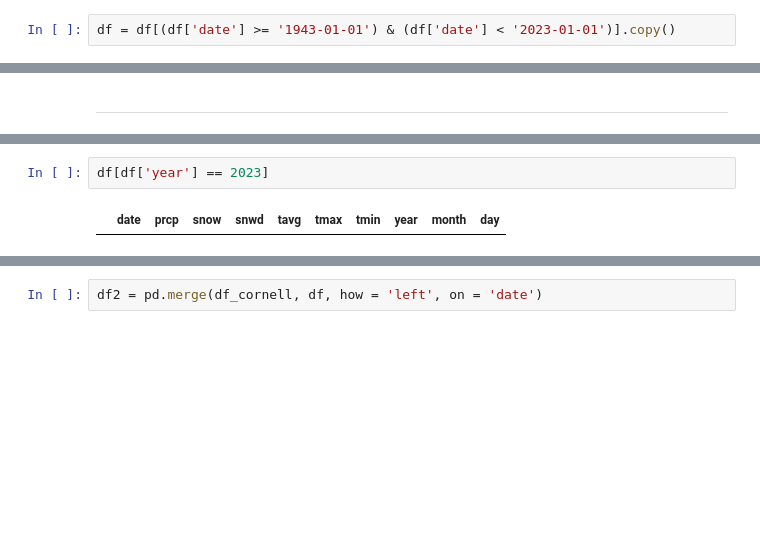
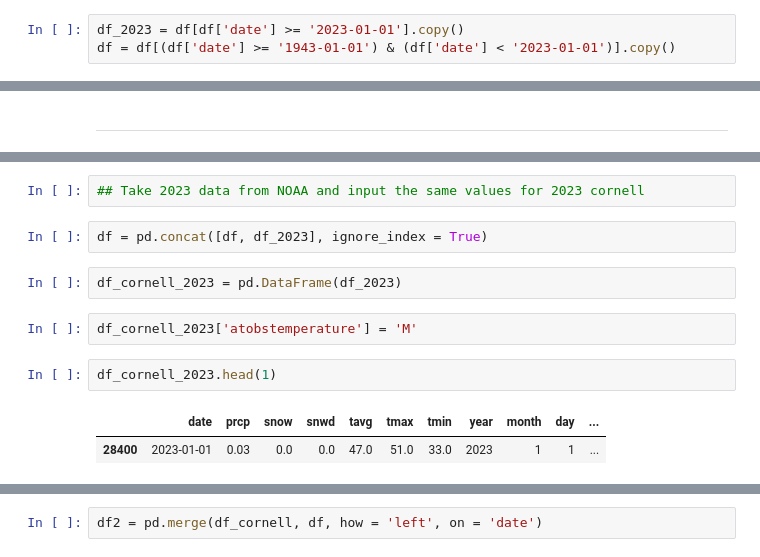
Before and after one commit to mrp10005/Bradley_CT_Weather, a Jupyter notebook: Bradley_Data_Cleansing_1_1_1943_12_31_2023.ipynb, the cells around one changed output, grey strips where cells are left out. Drawn from its saved outputs; the diff is of its cells as text; blank space fills up the shorter version.

```diff
--- a/Bradley_Data_Cleansing_1_1_1943_12_31_2023.ipynb
+++ b/Bradley_Data_Cleansing_1_1_1943_12_31_2023.ipynb
@@ -311,4 +342,5 @@ print(df_cornell.date.max())
 # %%
+df_2023 = df[df['date'] >= '2023-01-01'].copy()
 df = df[(df['date'] >= '1943-01-01') & (df['date'] < '2023-01-01')].copy()
 # %%
 df_cornell = df_cornell[(df_cornell['date'] >= '1943-01-01') & (df_cornell['date'] < '2023-01-01')].copy()
@@ -410,4 +438,13 @@ df_cornell[df_cornell['year'] == 2023]
-# %%
-df[df['year'] == 2023]
-# %% [output]
-|  | date | prcp | snow | snwd | tavg | tmax | tmin | year | month | day |
+# %%
+## Take 2023 data from NOAA and input the same values for 2023 cornell
+# %%
+df = pd.concat([df, df_2023], ignore_index = True)
+# %%
+df_cornell_2023 = pd.DataFrame(df_2023)
+# %%
+df_cornell_2023['atobstemperature'] = 'M'
+# %%
+df_cornell_2023.head(1)
+# %% [output]
+|  | date | prcp | snow | snwd | tavg | tmax | tmin | year | month | day | ... |
+| 28400 | 2023-01-01 | 0.03 | 0.0 | 0.0 | 47.0 | 51.0 | 33.0 | 2023 | 1 | 1 | ... |
```
Also changed, not shown: parts of 41 cells of this notebook.
